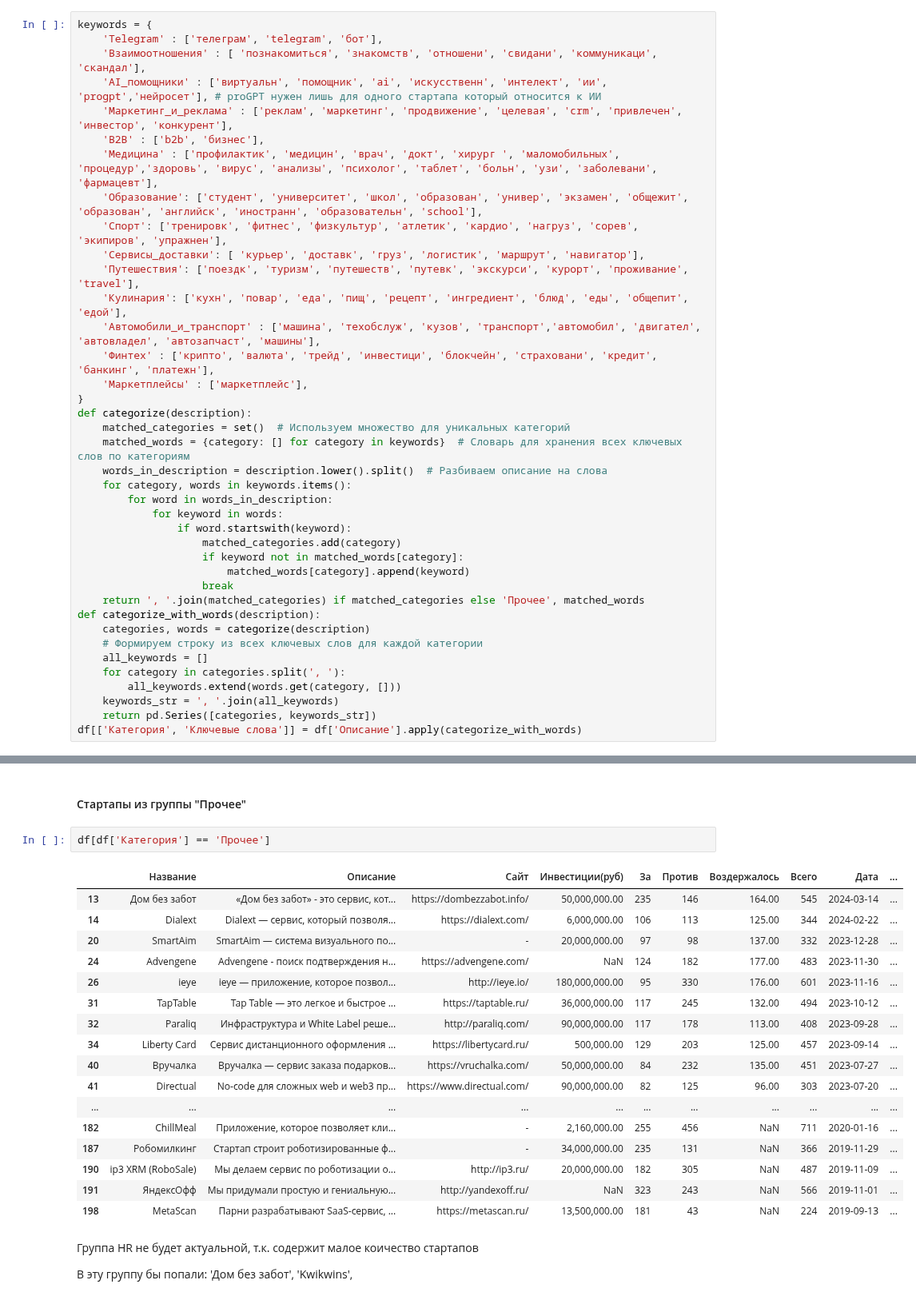
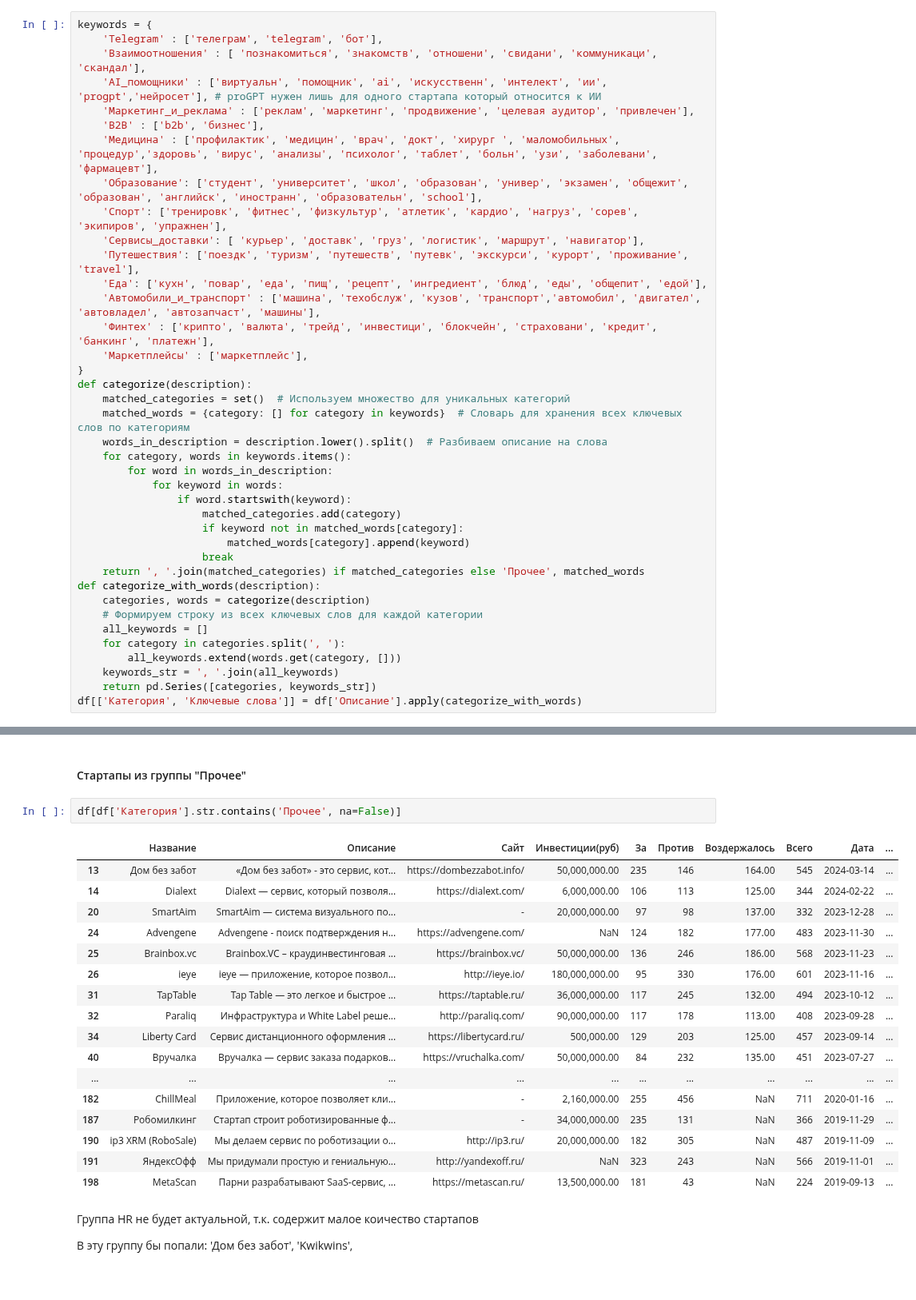
Before and after one commit to panchill/Startup-analytics, a Jupyter notebook: Startup_analytics.ipynb, the cells around one changed output, grey strips where cells are left out. Shown at 80% size. Drawn from its saved outputs; the diff is of its cells as text.

```diff
--- a/Startup_analytics.ipynb
+++ b/Startup_analytics.ipynb
@@ -54,14 +54,14 @@ keywords = {
     'Telegram' : ['телеграм', 'telegram', 'бот'],
     'Взаимоотношения' : [ 'познакомиться', 'знакомств', 'отношени', 'свидани', 'коммуникаци', 'скандал'],
     'AI_помощники' : ['виртуальн', 'помощник', 'ai', 'искусственн', 'интелект', 'ии', 'progpt','нейросет'], # proGPT нужен лишь для одного стартапа который относится к ИИ
-    'Маркетинг_и_реклама' : ['реклам', 'маркетинг', 'продвижение', 'целевая', 'crm', 'привлечен', 'инвестор', 'конкурент'],
+    'Маркетинг_и_реклама' : ['реклам', 'маркетинг', 'продвижение', 'целевая аудитор', 'привлечен'],
     'B2B' : ['b2b', 'бизнес'],
     'Медицина' : ['профилактик', 'медицин', 'врач', 'докт', 'хирург ', 'маломобильных', 'процедур','здоровь', 'вирус', 'анализы', 'психолог', 'таблет', 'больн', 'узи', 'заболевани', 'фармацевт'],
     'Образование': ['студент', 'университет', 'школ', 'образован', 'универ', 'экзамен', 'общежит', 'образован', 'английск', 'иностранн', 'образовательн', 'school'],
     'Спорт': ['тренировк', 'фитнес', 'физкультур', 'атлетик', 'кардио', 'нагруз', 'сорев', 'экипиров', 'упражнен'],
     'Сервисы_доставки': [ 'курьер', 'доставк', 'груз', 'логистик', 'маршрут', 'навигатор'],
     'Путешествия': ['поездк', 'туризм', 'путешеств', 'путевк', 'экскурси', 'курорт', 'проживание', 'travel'],
-    'Кулинария': ['кухн', 'повар', 'еда', 'пищ', 'рецепт', 'ингредиент', 'блюд', 'еды', 'общепит', 'едой'],
+    'Еда': ['кухн', 'повар', 'еда', 'пищ', 'рецепт', 'ингредиент', 'блюд', 'еды', 'общепит', 'едой'],
     'Автомобили_и_транспорт' : ['машина', 'техобслуж', 'кузов', 'транспорт','автомобил', 'двигател', 'автовладел', 'автозапчаст', 'машины'],
     'Финтех' : ['крипто', 'валюта', 'трейд', 'инвестици', 'блокчейн', 'страховани', 'кредит', 'банкинг', 'платежн'],
     'Маркетплейсы' : ['маркетплейс'],
@@ -243,19 +243,19 @@ plt.show()
 # %% [markdown]
 #### Стартапы из группы "Прочее"
 # %%
-df[df['Категория'] == 'Прочее']
+df[df['Категория'].str.contains('Прочее', na=False)]
 # %% [output]
 |  | Название | Описание | Сайт | Инвестиции(руб) | За | Против | Воздержалось | Всего | Дата | ... |
 | 13 | Дом без забот | «Дом без забот» - это сервис, кот... | https://dombezzabot.info/ | 50,000,000.00 | 235 | 146 | 164.00 | 545 | 2024-03-14 | ... |
 | 14 | Dialext | Dialext — сервис, который позволя... | https://dialext.com/ | 6,000,000.00 | 106 | 113 | 125.00 | 344 | 2024-02-22 | ... |
 | 20 | SmartAim | SmartAim — система визуального по... | - | 20,000,000.00 | 97 | 98 | 137.00 | 332 | 2023-12-28 | ... |
 | 24 | Advengene | Advengene - поиск подтверждения н... | https://advengene.com/ | NaN | 124 | 182 | 177.00 | 483 | 2023-11-30 | ... |
+| 25 | Brainbox.vc | Brainbox.VC – краудинвестинговая ... | https://brainbox.vc/ | 50,000,000.00 | 136 | 246 | 186.00 | 568 | 2023-11-23 | ... |
 | 26 | ieye | ieye — приложение, которое позвол... | http://ieye.io/ | 180,000,000.00 | 95 | 330 | 176.00 | 601 | 2023-11-16 | ... |
 | 31 | TapTable | Tap Table — это легкое и быстрое ... | https://taptable.ru/ | 36,000,000.00 | 117 | 245 | 132.00 | 494 | 2023-10-12 | ... |
 | 32 | Paraliq | Инфраструктура и White Label реше... | http://paraliq.com/ | 90,000,000.00 | 117 | 178 | 113.00 | 408 | 2023-09-28 | ... |
 | 34 | Liberty Card | Сервис дистанционного оформления ... | https://libertycard.ru/ | 500,000.00 | 129 | 203 | 125.00 | 457 | 2023-09-14 | ... |
 | 40 | Вручалка | Вручалка — сервис заказа подарков... | https://vruchalka.com/ | 50,000,000.00 | 84 | 232 | 135.00 | 451 | 2023-07-27 | ... |
-| 41 | Directual | No-code для сложных web и web3 пр... | https://www.directual.com/ | 90,000,000.00 | 82 | 125 | 96.00 | 303 | 2023-07-20 | ... |
 | ... | ... | ... | ... | ... | ... | ... | ... | ... | ... | ... |
 | 182 | ChillMeal | Приложение, которое позволяет кли... | - | 2,160,000.00 | 255 | 456 | NaN | 711 | 2020-01-16 | ... |
 | 187 | Робомилкинг | Стартап строит роботизированные ф... | - | 34,000,000.00 | 235 | 131 | NaN | 366 | 2019-11-29 | ... |
```
Also changed, not shown: parts of 5 cells of this notebook.
